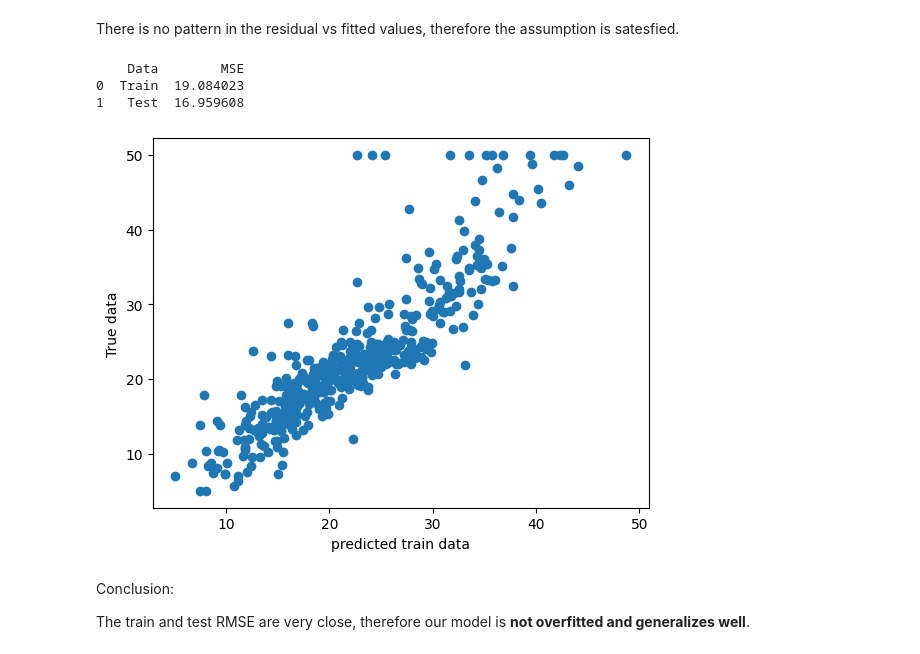
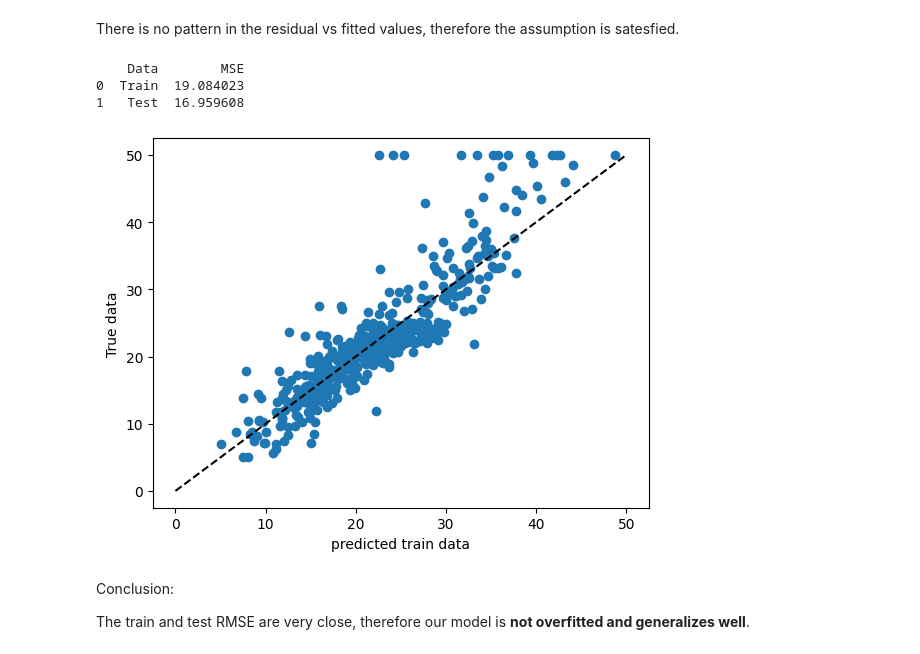
Before and after one commit to LIU-Alessia/Neural-Network-USTC, a Jupyter notebook: hw1/regression.ipynb, the cells around one changed output. Cells and saved outputs as stored; diff of their text form; code cells hidden in the pictures.

```diff
--- a/hw1/regression.ipynb
+++ b/hw1/regression.ipynb
@@ -283,34 +283,35 @@ def model_perf(olsmodel, x_train, x_test):
     y_pred_test = olsmodel.predict(x_test)
     y_true_test = y_test
 
     plt.scatter(np.e**y_pred_train, np.e**y_true_train)
+    plt.plot([0, 50], [0, 50], '--k')
     plt.xlabel('predicted train data')
     plt.ylabel('True data')
     # plt.scatter(y_pred_train,y_true_train)
 
     print(
         pd.DataFrame(
             {
                 "Data": ["Train", "Test"],
                 "MSE": [
                     mse(np.exp(y_pred_train), np.exp(y_true_train)),
                     mse(np.exp(y_pred_test), np.exp(y_true_test)),
                     # mse(y_pred_train,y_true_train)
                 ],
 
             }
         )
     )
 
 
 # Checking model performance
 
 model_perf(model1, X_train, X_test)
 # %% [output]
     Data        MSE
 0  Train  19.084023
 1   Test  16.959608
-[figure, old version]
+[figure, new version]
 # %% [markdown]
 Conclusion:
 
```
Also changed, not shown: parts of 9 cells of this notebook.
